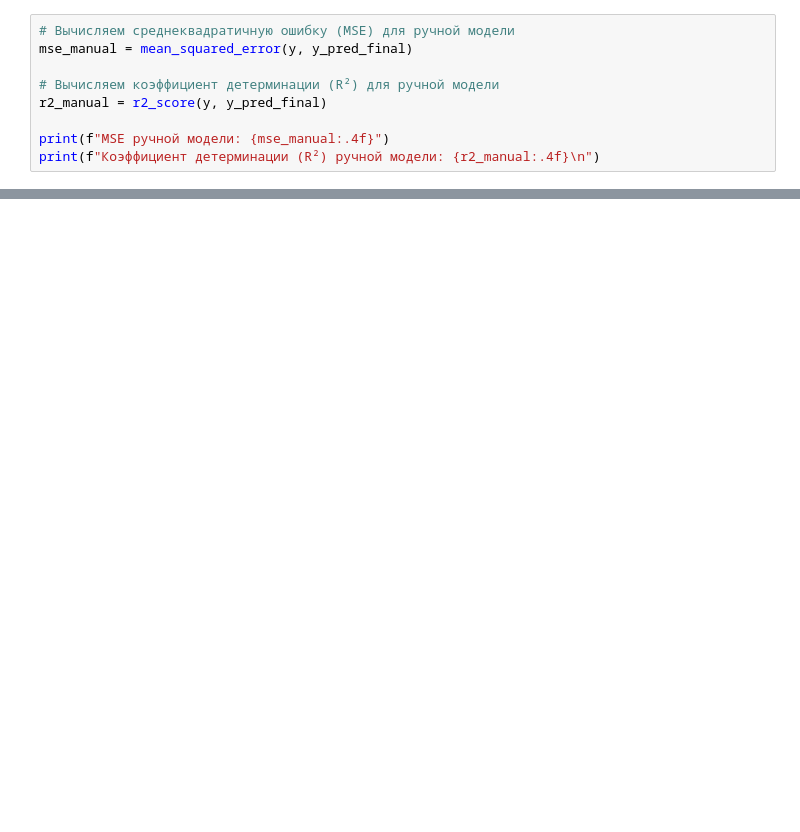
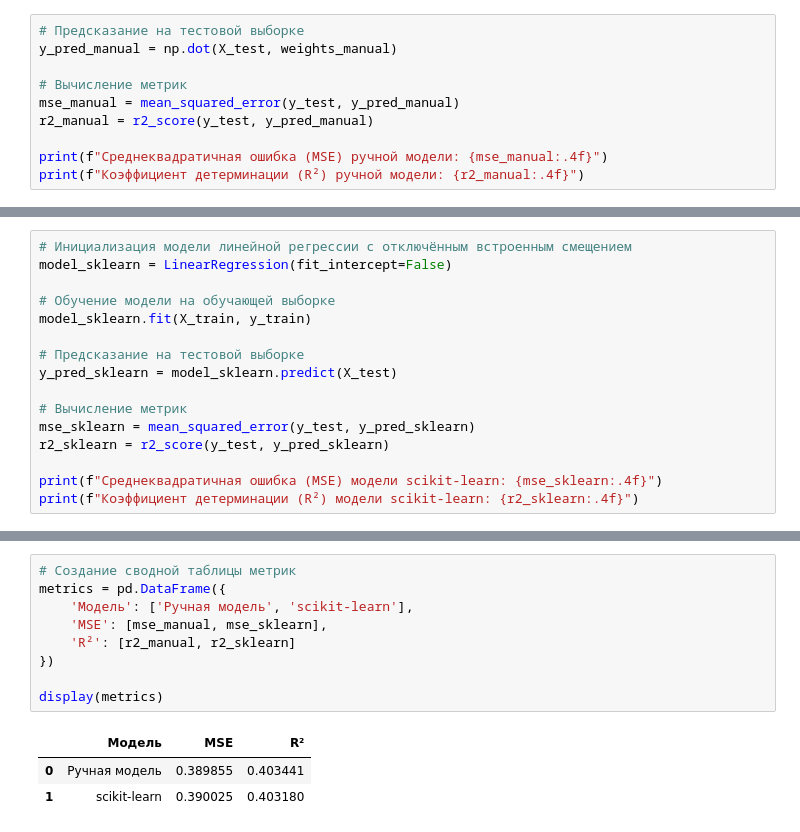
Before and after one commit to EgorZhizhlo/1, a Jupyter notebook: Regression_KR.ipynb, the cells around one changed output, grey strips where cells are left out. Cells and saved outputs as stored; diff of their text form; blank space fills up the shorter version.

```diff
--- a/Regression_KR.ipynb
+++ b/Regression_KR.ipynb
@@ -408,10 +180,11 @@ MSE модели scikit-learn: 0.4168
 # %%
-# Вычисляем среднеквадратичную ошибку (MSE) для ручной модели
-mse_manual = mean_squared_error(y, y_pred_final)
+# Предсказание на тестовой выборке
+y_pred_manual = np.dot(X_test, weights_manual)
 
-# Вычисляем коэффициент детерминации (R²) для ручной модели
-r2_manual = r2_score(y, y_pred_final)
+# Вычисление метрик
+mse_manual = mean_squared_error(y_test, y_pred_manual)
+r2_manual = r2_score(y_test, y_pred_manual)
 
-print(f"MSE ручной модели: {mse_manual:.4f}")
-print(f"Коэффициент детерминации (R²) ручной модели: {r2_manual:.4f}\n")
+print(f"Среднеквадратичная ошибка (MSE) ручной модели: {mse_manual:.4f}")
+print(f"Коэффициент детерминации (R²) ручной модели: {r2_manual:.4f}")
 # %% [output]
@@ -440,0 +193,16 @@ print(f"  - R²: {r2_manual:.4f}\n")
+# %%
+# Инициализация модели линейной регрессии с отключённым встроенным смещением
+model_sklearn = LinearRegression(fit_intercept=False)
+
+# Обучение модели на обучающей выборке
+model_sklearn.fit(X_train, y_train)
+
+# Предсказание на тестовой выборке
+y_pred_sklearn = model_sklearn.predict(X_test)
+
+# Вычисление метрик
+mse_sklearn = mean_squared_error(y_test, y_pred_sklearn)
+r2_sklearn = r2_score(y_test, y_pred_sklearn)
+
+print(f"Среднеквадратичная ошибка (MSE) модели scikit-learn: {mse_sklearn:.4f}")
+print(f"Коэффициент детерминации (R²) модели scikit-learn: {r2_sklearn:.4f}")
@@ -440,0 +288,13 @@ print(f"  - R²: {r2_manual:.4f}\n")
+# %%
+# Создание сводной таблицы метрик
+metrics = pd.DataFrame({
+    'Модель': ['Ручная модель', 'scikit-learn'],
+    'MSE': [mse_manual, mse_sklearn],
+    'R²': [r2_manual, r2_sklearn]
+})
+
+display(metrics)
+# %% [output]
+|  | Модель | MSE | R² |
+| 0 | Ручная модель | 0.389855 | 0.403441 |
+| 1 | scikit-learn | 0.390025 | 0.403180 |
```
Also changed, not shown: parts of 22 cells of this notebook.
